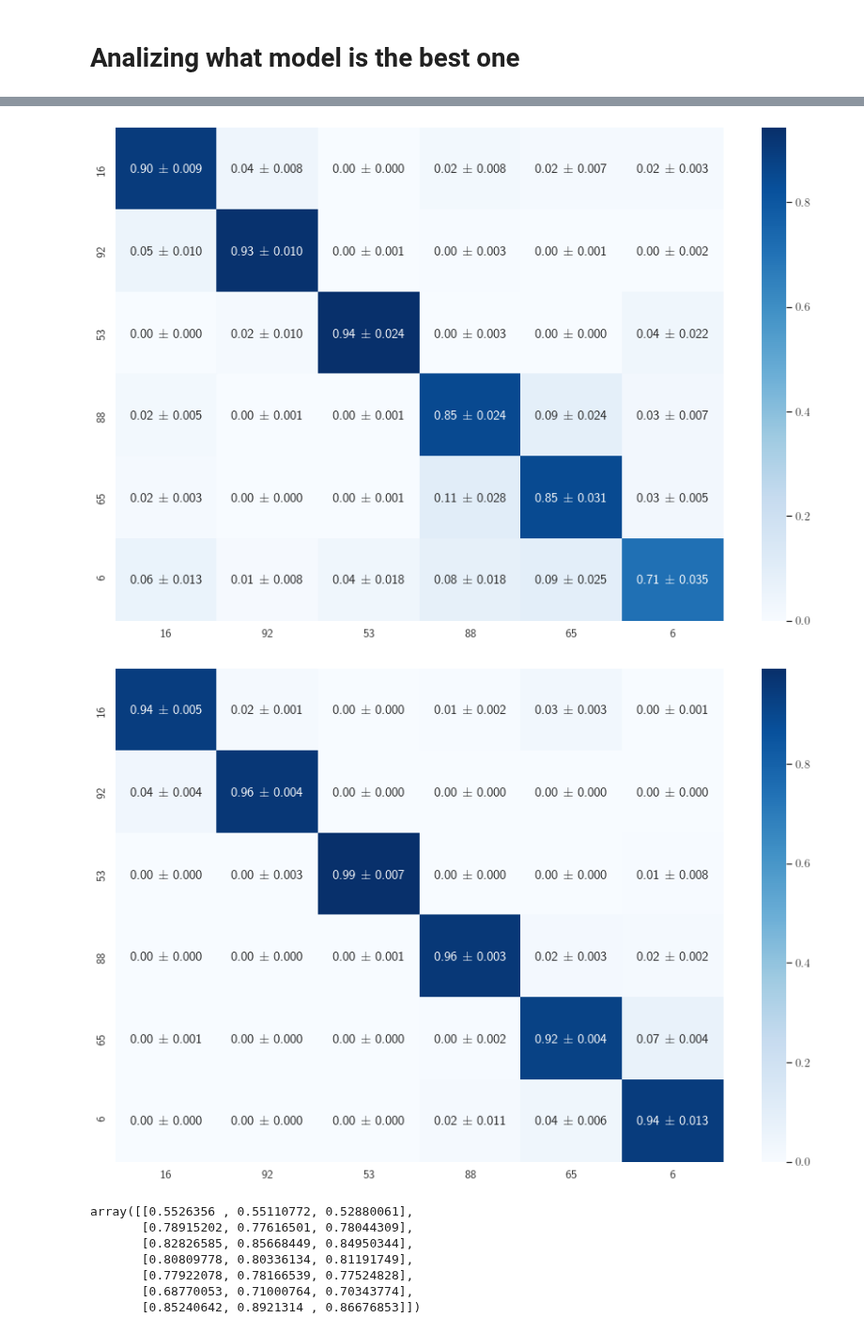
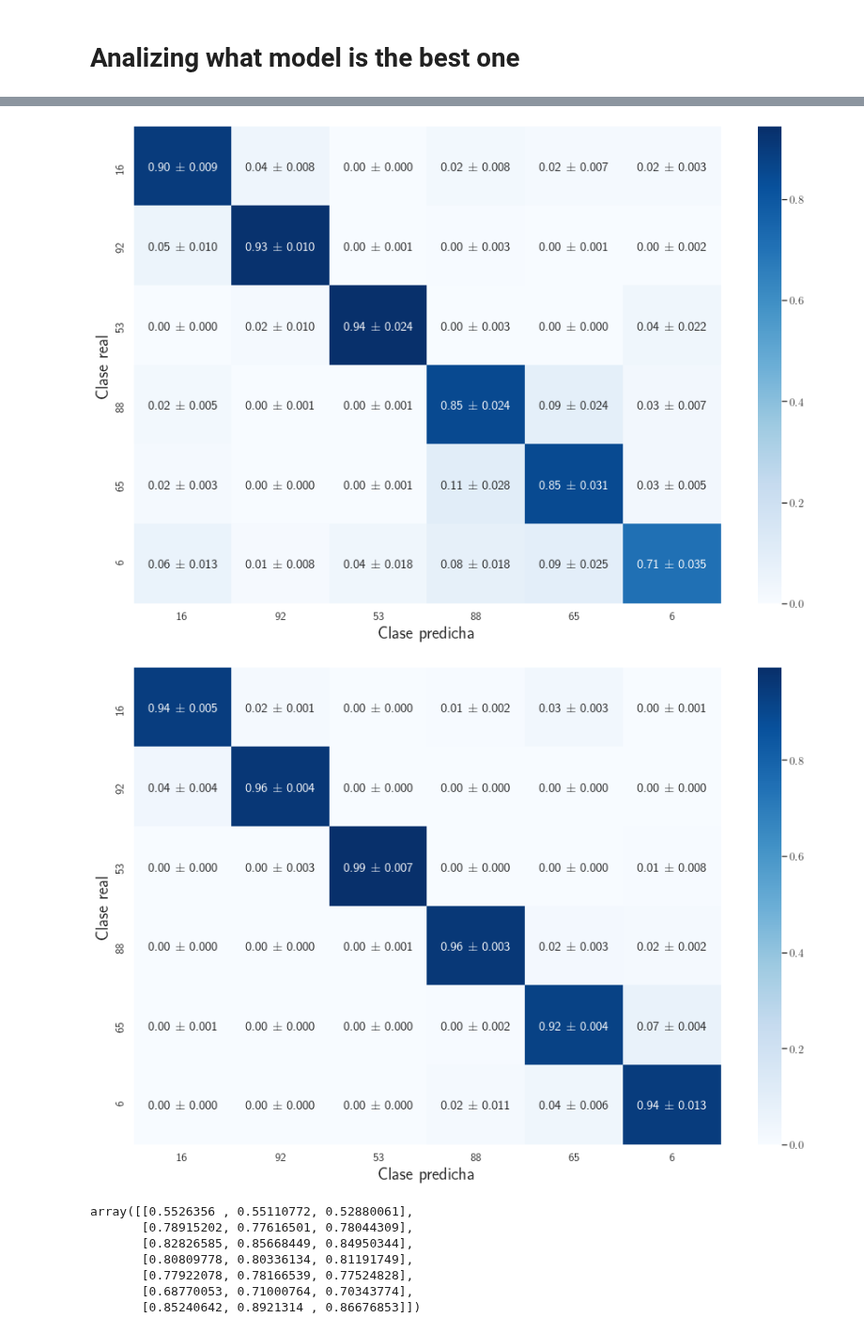
Before and after one commit to leoBravoRain/thesis, a Jupyter notebook: work/thesis/notebooks/comparing_models/Comparing models.ipynb, the cells around one changed output, grey strips where cells are left out. Shown at 94% size. Saved outputs shown, nothing was run; the diff lists cells and outputs as text; code cells hidden in the pictures.

```diff
--- a/work/thesis/notebooks/comparing_models/Comparing models.ipynb
+++ b/work/thesis/notebooks/comparing_models/Comparing models.ipynb
@@ -1188,8 +1188,11 @@ for idxExp, number_experiment in enumerate(modelsToAnalize):
             annot_kws = {"size": 15}
         )
 
+        plt.ylabel("Clase real", fontsize = 20)
+        plt.xlabel("Clase predicha", fontsize = 20)
+
+
         fig0.savefig("confMatrix" + str(number_experiment) + ".pdf", bbox_inches='tight')
-
 
         print("\n")
 
@@ -1242,35 +1245,35 @@ for idxExp, number_experiment in enumerate(modelsToAnalize):
 #     showmeans = True,
 # )
 # ax[2].set_title("Recall macro por experimento", fontsize = 20)
 
 # # precision macro
 # ax[3].boxplot(
 #     np.transpose(precisionArray),
 #     labels = labels,
 # #     labels = ["Incluye error", "Sin error"],
 #     showmeans = True,
 # )
 # ax[3].set_title("Precision macro por experimento", fontsize = 20)
 # %% [output]
 18
 test
 acc: 0.88 +/- 0.014
 f1 macro: 0.84 +/- 0.014
 recall: 0.87 +/- 0.014
 precision: 0.83 +/- 0.0139
 f1 macro:
 [16, 92, 53, 88, 65, 6]
 [0.9  0.94 0.94 0.85 0.87 0.55]
 [0.007 0.005 0.022 0.023 0.021 0.041]
 
 
 ... (6 lines left out)
 f1 macro:
 [16, 92, 53, 88, 65, 6]
 [0.95 0.97 0.99 0.97 0.93 0.64]
 [0.002 0.002 0.003 0.001 0.001 0.008]
-[figure, old version]
+[figure, new version]
-[figure, old version]
+[figure, new version]
 # %%
 #fig.savefig("metricsErrorAnalis.pdf", bbox_inches='tight')
 # %%
```
Also changed, not shown: 31 other files.
